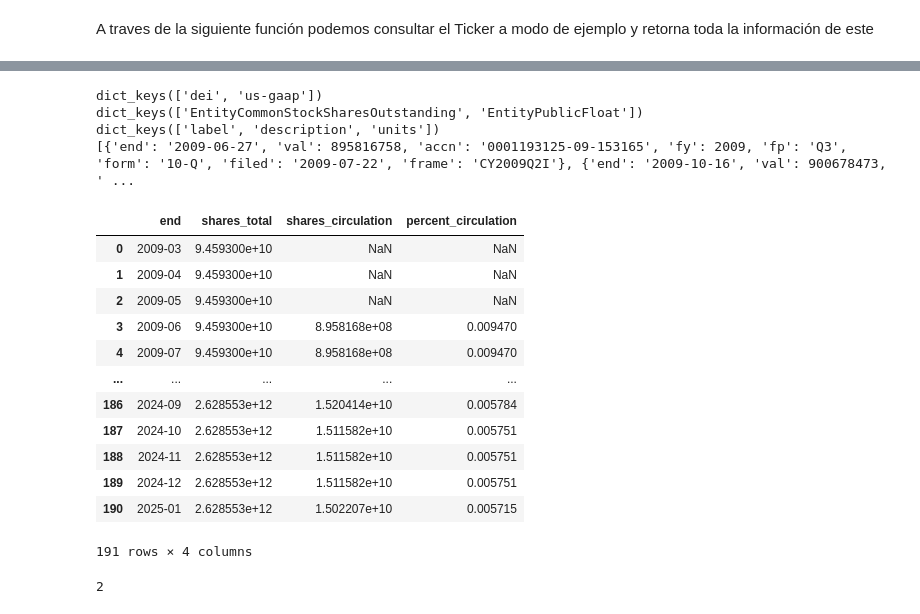
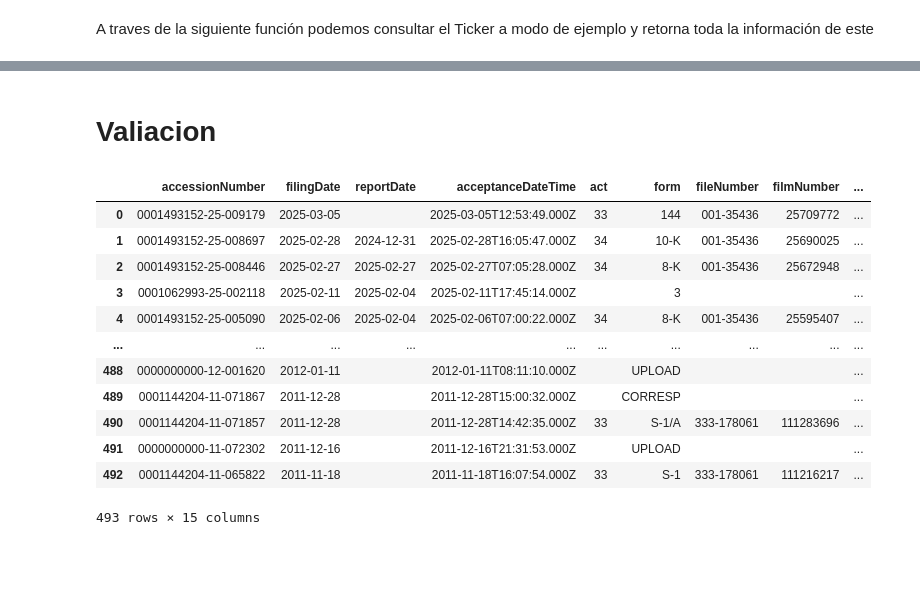
Before and after one commit to miguelcortes0999/edgar-fundamentals, a Jupyter notebook: notebooks/Introduction.ipynb, the cells around one changed output, grey strips where cells are left out. Drawn from its saved outputs; the diff is of its cells as text; code cells hidden in the pictures; blank space fills up the shorter version.

```diff
--- a/notebooks/Introduction.ipynb
+++ b/notebooks/Introduction.ipynb
@@ -82,30 +65,9 @@ dict_keys(['dei', 'us-gaap'])
 # %%
-print(PyConectionSEC.get_company_facts('AAPL').keys())
-print(PyConectionSEC.get_company_facts('AAPL')['dei'].keys())
-print(PyConectionSEC.get_company_facts('AAPL')['dei']['EntityCommonStockSharesOutstanding'].keys())
-print(PyConectionSEC.get_company_facts('AAPL')['dei']['EntityCommonStockSharesOutstanding']['units']['shares'])
+# print(PyConectionSEC.get_company_facts('AAPL').keys())
+# print(PyConectionSEC.get_company_facts('AAPL')['dei'].keys())
+# print(PyConectionSEC.get_company_facts('AAPL')['dei']['EntityCommonStockSharesOutstanding'].keys())
+# print(PyConectionSEC.get_company_facts('AAPL')['dei']['EntityCommonStockSharesOutstanding']['units']['shares'])
-# %% [output]
-dict_keys(['dei', 'us-gaap'])
-dict_keys(['EntityCommonStockSharesOutstanding', 'EntityPublicFloat'])
-dict_keys(['label', 'description', 'units'])
-[{'end': '2009-06-27', 'val': 895816758, 'accn': '0001193125-09-153165', 'fy': 2009, 'fp': 'Q3', 'form': '10-Q', 'filed': '2009-07-22', 'frame': 'CY2009Q2I'}, {'end': '2009-10-16', 'val': 900678473, ' ...
-# %%
-PyConectionSEC.compute_shares_metrics('AAPL')
-# %% [output]
-|  | end | shares_total | shares_circulation | percent_circulation |
-| 0 | 2009-03 | 9.459300e+10 | NaN | NaN |
-| 1 | 2009-04 | 9.459300e+10 | NaN | NaN |
-| 2 | 2009-05 | 9.459300e+10 | NaN | NaN |
-| 3 | 2009-06 | 9.459300e+10 | 8.958168e+08 | 0.009470 |
-| 4 | 2009-07 | 9.459300e+10 | 8.958168e+08 | 0.009470 |
-| ... | ... | ... | ... | ... |
-| 186 | 2024-09 | 2.628553e+12 | 1.520414e+10 | 0.005784 |
-| 187 | 2024-10 | 2.628553e+12 | 1.511582e+10 | 0.005751 |
-| 188 | 2024-11 | 2.628553e+12 | 1.511582e+10 | 0.005751 |
-| 189 | 2024-12 | 2.628553e+12 | 1.511582e+10 | 0.005751 |
-| 190 | 2025-01 | 2.628553e+12 | 1.502207e+10 | 0.005715 |
-191 rows × 4 columns
 # %%
-len(PyConectionSEC.get_company_facts('AAPL')['dei'].keys())
+# PyConectionSEC.get_company_facts('AAPL')['dei']['EntityCommonStockSharesOutstanding']['units']['shares']
-# %% [output]
-2
+# %% [markdown]
+# Valiacion
@@ -112 +76,17 @@ len(PyConectionSEC.get_company_facts('AAPL')['dei'].keys())
+# %%
+PyConectionSEC.get_company_filings(ticker)
+# %% [output]
+|  | accessionNumber | filingDate | reportDate | acceptanceDateTime | act | form | fileNumber | filmNumber | ... |
+| 0 | 0001493152-25-009179 | 2025-03-05 |  | 2025-03-05T12:53:49.000Z | 33 | 144 | 001-35436 | 25709772 | ... |
+| 1 | 0001493152-25-008697 | 2025-02-28 | 2024-12-31 | 2025-02-28T16:05:47.000Z | 34 | 10-K | 001-35436 | 25690025 | ... |
+| 2 | 0001493152-25-008446 | 2025-02-27 | 2025-02-27 | 2025-02-27T07:05:28.000Z | 34 | 8-K | 001-35436 | 25672948 | ... |
+| 3 | 0001062993-25-002118 | 2025-02-11 | 2025-02-04 | 2025-02-11T17:45:14.000Z |  | 3 |  |  | ... |
+| 4 | 0001493152-25-005090 | 2025-02-06 | 2025-02-04 | 2025-02-06T07:00:22.000Z | 34 | 8-K | 001-35436 | 25595407 | ... |
+| ... | ... | ... | ... | ... | ... | ... | ... | ... | ... |
+| 488 | 0000000000-12-001620 | 2012-01-11 |  | 2012-01-11T08:11:10.000Z |  | UPLOAD |  |  | ... |
+| 489 | 0001144204-11-071867 | 2011-12-28 |  | 2011-12-28T15:00:32.000Z |  | CORRESP |  |  | ... |
+| 490 | 0001144204-11-071857 | 2011-12-28 |  | 2011-12-28T14:42:35.000Z | 33 | S-1/A | 333-178061 | 111283696 | ... |
+| 491 | 0000000000-11-072302 | 2011-12-16 |  | 2011-12-16T21:31:53.000Z |  | UPLOAD |  |  | ... |
+| 492 | 0001144204-11-065822 | 2011-11-18 |  | 2011-11-18T16:07:54.000Z | 33 | S-1 | 333-178061 | 111216217 | ... |
+493 rows × 15 columns
 # %%
```
Also changed, not shown: parts of 19 cells of this notebook, 2 other files.
